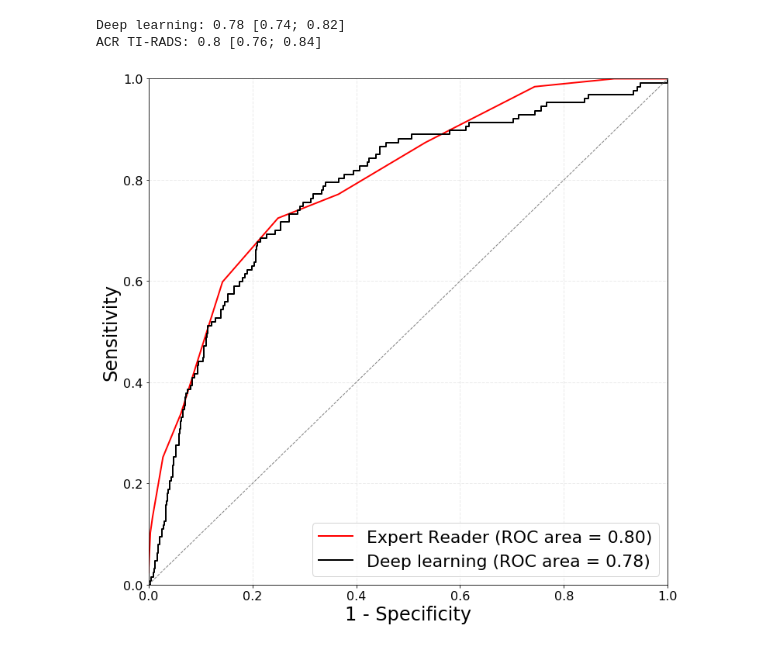
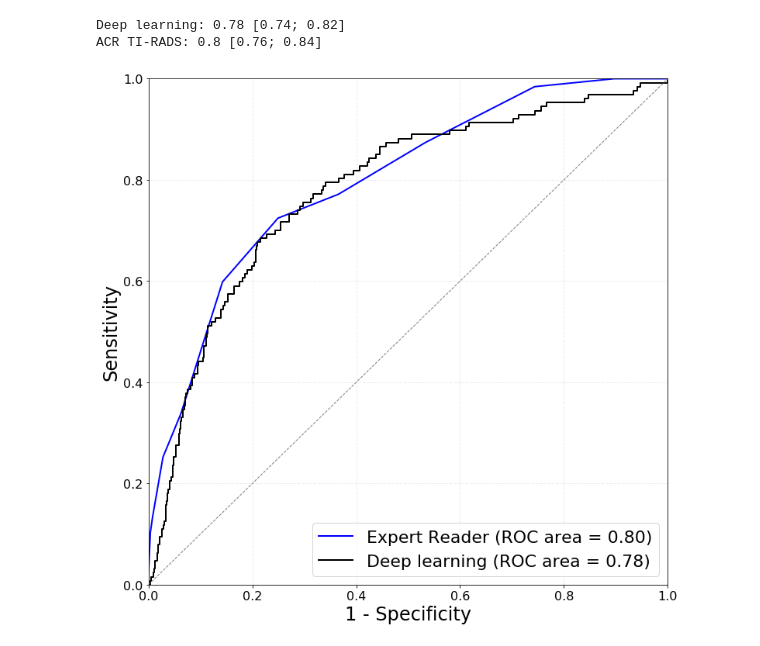
Before and after one commit to mateuszbuda/deep-thyroid-nodules, a Jupyter notebook: results/comparison_cv.ipynb, the cells around one changed output. Drawn from its saved outputs; the diff is of its cells as text; code cells hidden in the pictures.

```diff
--- a/results/comparison_cv.ipynb
+++ b/results/comparison_cv.ipynb
@@ -248,20 +248,20 @@ Deep learning: 0.78 [0.74; 0.82]
 ACR TI-RADS: 0.8 [0.76; 0.84]
 # %%
 plt.figure(figsize=(12, 12))
-plot_roc(fpr_tirads, tpr_tirads, roc_auc_tirads, color='red', label='Expert Reader ')
+plot_roc(fpr_tirads, tpr_tirads, roc_auc_tirads, color='blue', label='Expert Reader ')
 plot_roc(fpr_dl, tpr_dl, roc_auc_dl, color='black', label='Deep learning ')
 # plt.scatter(fpr_tirads_point_fna, tpr_tirads_point_fna, s=196, color='red', marker='+', label='TI-RADS (FNA)')
 # plt.scatter(fpr_dl_point_fna, tpr_dl_point_fna, s=196, color='black', marker='+', label='Deep learning (FNA)')
 # plt.scatter(fpr_tirads_point_follow, tpr_tirads_point_follow, s=144, color='red', marker='x', label='TI-RADS (follow-up)')
 # plt.scatter(fpr_dl_point_follow, tpr_dl_point_follow, s=144, color='black', marker='x', label='Deep learning (follow-up)')
 plt.plot([0, 1], [0, 1], color='gray', lw=1, linestyle='--')
 plt.xlim([0.0, 1.0])
 plt.ylim([0.0, 1.0])
 plt.tick_params(axis='both', which='major', labelsize=16)
 plt.title('', fontsize='xx-large')
 plt.xlabel('1 - Specificity', fontsize=24)
 plt.ylabel('Sensitivity', fontsize=24)
 plt.legend(loc='lower right', fontsize=22)
 plt.grid(color='silver', alpha=0.3, linestyle='--', linewidth=1)
 # %% [output]
-[figure, old version]
+[figure, new version]
```
Also changed, not shown: 2 other files.
